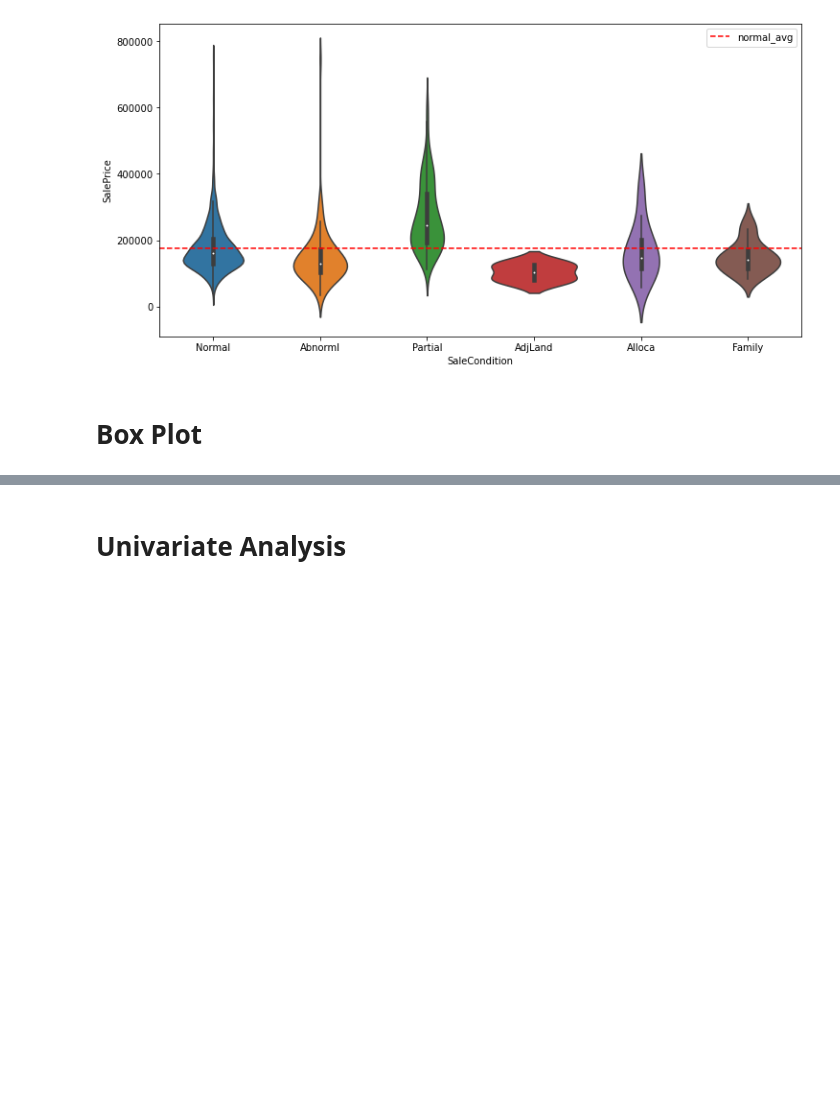
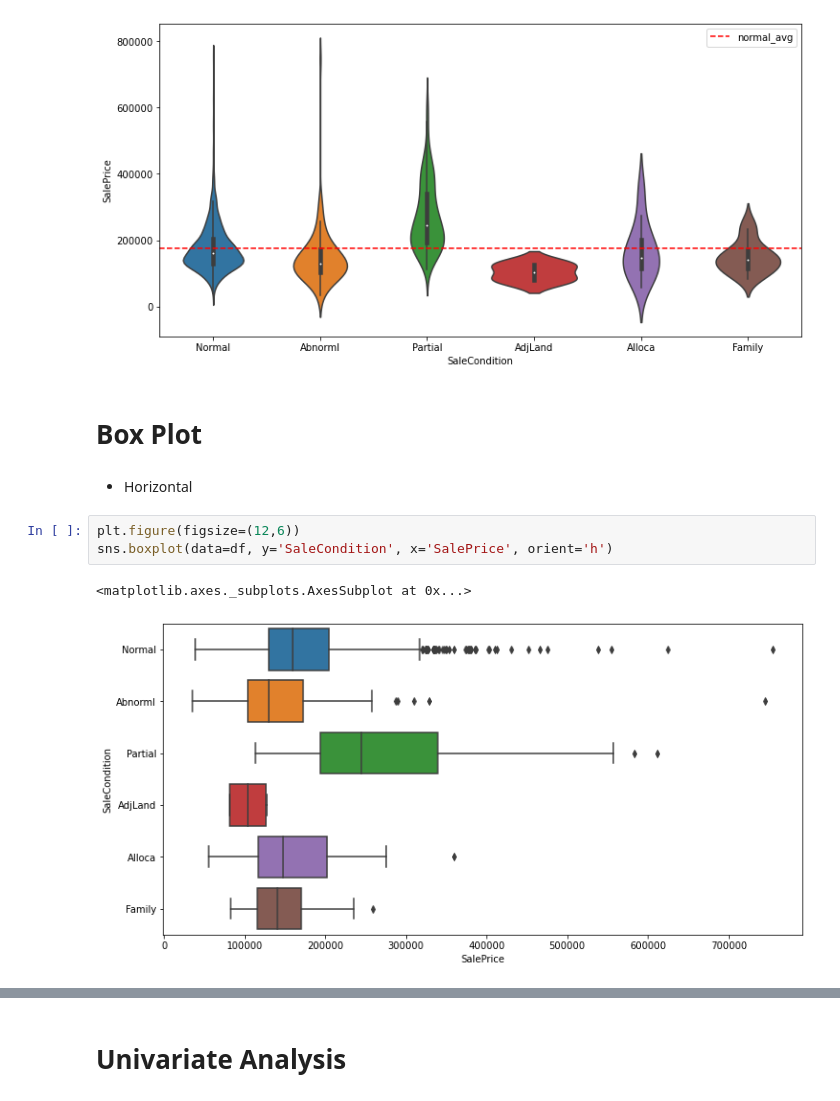
Before and after one commit to RTG8055/DataScience, a Jupyter notebook: StartSteps/Python Notebooks/DS_Toolkit.ipynb, the cells around one changed output, grey strips where cells are left out. Cells and saved outputs as stored; diff of their text form; blank space fills up the shorter version.

```diff
--- a/StartSteps/Python Notebooks/DS_Toolkit.ipynb
+++ b/StartSteps/Python Notebooks/DS_Toolkit.ipynb
@@ -156,3 +235,11 @@ plt.legend()
 [figure]
 # %% [markdown]
 # Box Plot
+# %% [markdown]
+ - Horizontal
+# %%
+plt.figure(figsize=(12,6))
+sns.boxplot(data=df, y='SaleCondition', x='SalePrice', orient='h')
+# %% [output]
+<matplotlib.axes._subplots.AxesSubplot at 0x...>
+[figure, added]
```
Also changed, not shown: parts of 23 cells of this notebook, 13 other files.
